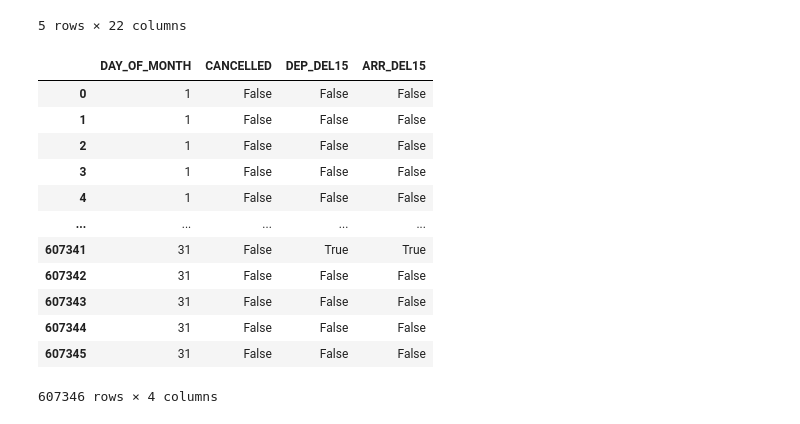
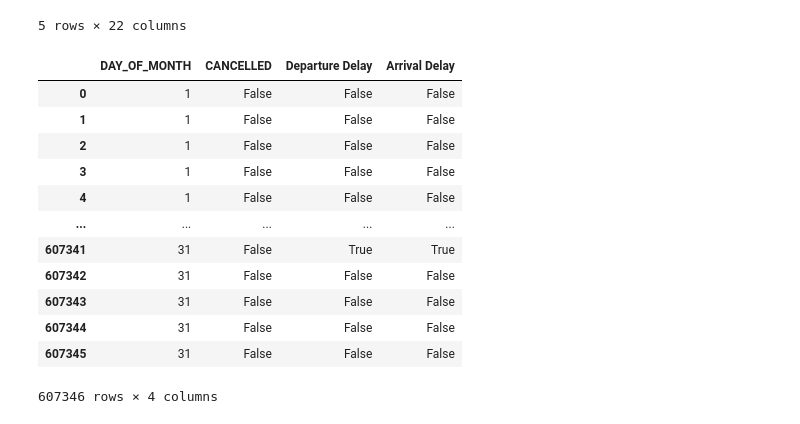
Before and after one commit to ubco-W2022T2-data301/project-group-group05, a Jupyter notebook: analysis/analysis_aakash.ipynb, the cells around one changed output. Drawn from its saved outputs; the diff is of its cells as text; code cells hidden in the pictures.

```diff
--- a/analysis/analysis_aakash.ipynb
+++ b/analysis/analysis_aakash.ipynb
@@ -55,12 +55,14 @@ df.head()
 # %%
 cancellation_daily=df.loc[:,["DAY_OF_MONTH","CANCELLED","DEP_DEL15","ARR_DEL15"]]
 #making the columns of type boolean
 cancellation_daily["CANCELLED"]=cancellation_daily["CANCELLED"].astype(bool)
 cancellation_daily["DEP_DEL15"]=cancellation_daily["DEP_DEL15"].astype(bool)
 cancellation_daily["ARR_DEL15"]=cancellation_daily["ARR_DEL15"].astype(bool)
+cancellation_daily=cancellation_daily.rename(columns={"DEP_DEL15":"Departure Delay","ARR_DEL15":"Arrival Delay"})
+
 cancellation_daily
 # %% [output]
-|  | DAY_OF_MONTH | CANCELLED | DEP_DEL15 | ARR_DEL15 |
+|  | DAY_OF_MONTH | CANCELLED | Departure Delay | Arrival Delay |
 | 0 | 1 | False | False | False |
 | 1 | 1 | False | False | False |
 | 2 | 1 | False | False | False |
```
Also changed, not shown: parts of 3 cells of this notebook.
